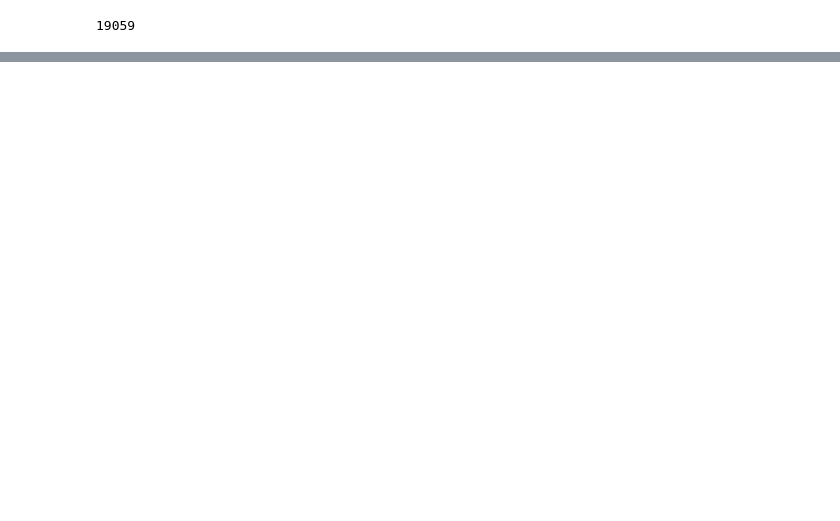
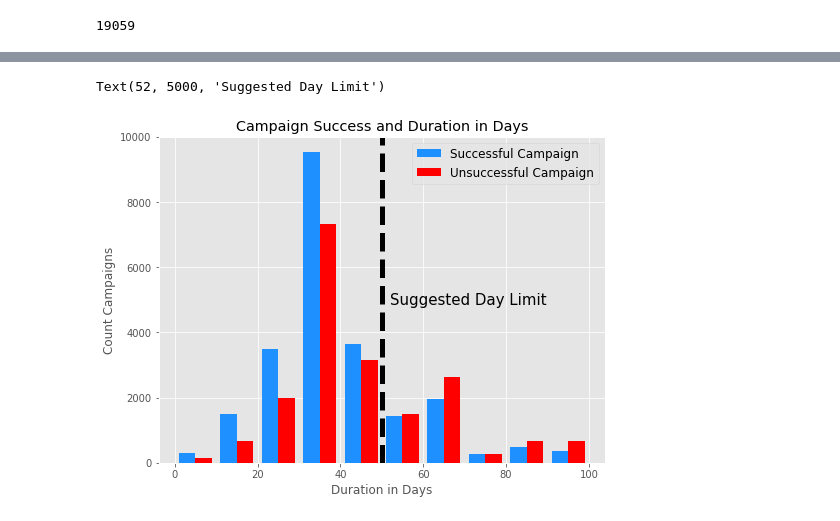
Before and after one commit to nygeog/general_assembly_data_analysis, a Jupyter notebook: part_2_a_best_length_time_campaign.ipynb, the cells around one changed output, grey strips where cells are left out. Cells and saved outputs as stored; diff of their text form; code cells hidden in the pictures; blank space fills up the shorter version.

```diff
--- a/part_2_a_best_length_time_campaign.ipynb
+++ b/part_2_a_best_length_time_campaign.ipynb
@@ -75,0 +99,41 @@ dfmu.duration.hist()
+# %%
+# Make a separate list for each airline
+# x1 = list(flights[flights['name'] == 'United Air Lines Inc.']['arr_delay'])
+# x2 = list(flights[flights['name'] == 'JetBlue Airways']['arr_delay'])
+# x3 = list(flights[flights['name'] == 'ExpressJet Airlines Inc.']['arr_delay'])
+# x4 = list(flights[flights['name'] == 'Delta Air Lines Inc.']['arr_delay'])
+# x5 = list(flights[flights['name'] == 'American Airlines Inc.']['arr_delay'])
+
+x1 = list(dfms.duration)
+x2 = list(dfmu.duration)
+
+
+# Assign colors for each airline and the names
+colors = ['dodgerblue', 'red'] #, '#F0E442', '#009E73', '#D55E00']
+
+# Plot formatting
+plt.xlabel('Duration in Days')
+plt.ylabel('Count Campaigns')
+plt.title('Campaign Success and Duration in Days')
+
+
+plt.hist(
+    [x1, x2],
+    bins=[0, 10, 20, 30, 40, 50, 60, 70, 80, 90, 100],
+    density=False,
+    color = colors,
+    # labels=['masdfadsfds', 'sasdfdass'],
+
+)
+plt.legend(labels=['Successful Campaign', 'Unsuccessful Campaign'], fontsize=12)
+plt.axvline(x=50, color='black', linestyle='--', linewidth=5)
+plt.text(
+    52, 5000,
+    'Suggested Day Limit',
+    horizontalalignment='left',
+    verticalalignment='center',
+    fontsize=15
+)
+# %% [output]
+Text(52, 5000, 'Suggested Day Limit')
+[figure, added]
```
Also changed, not shown: parts of 9 cells of this notebook, 3 other files.
